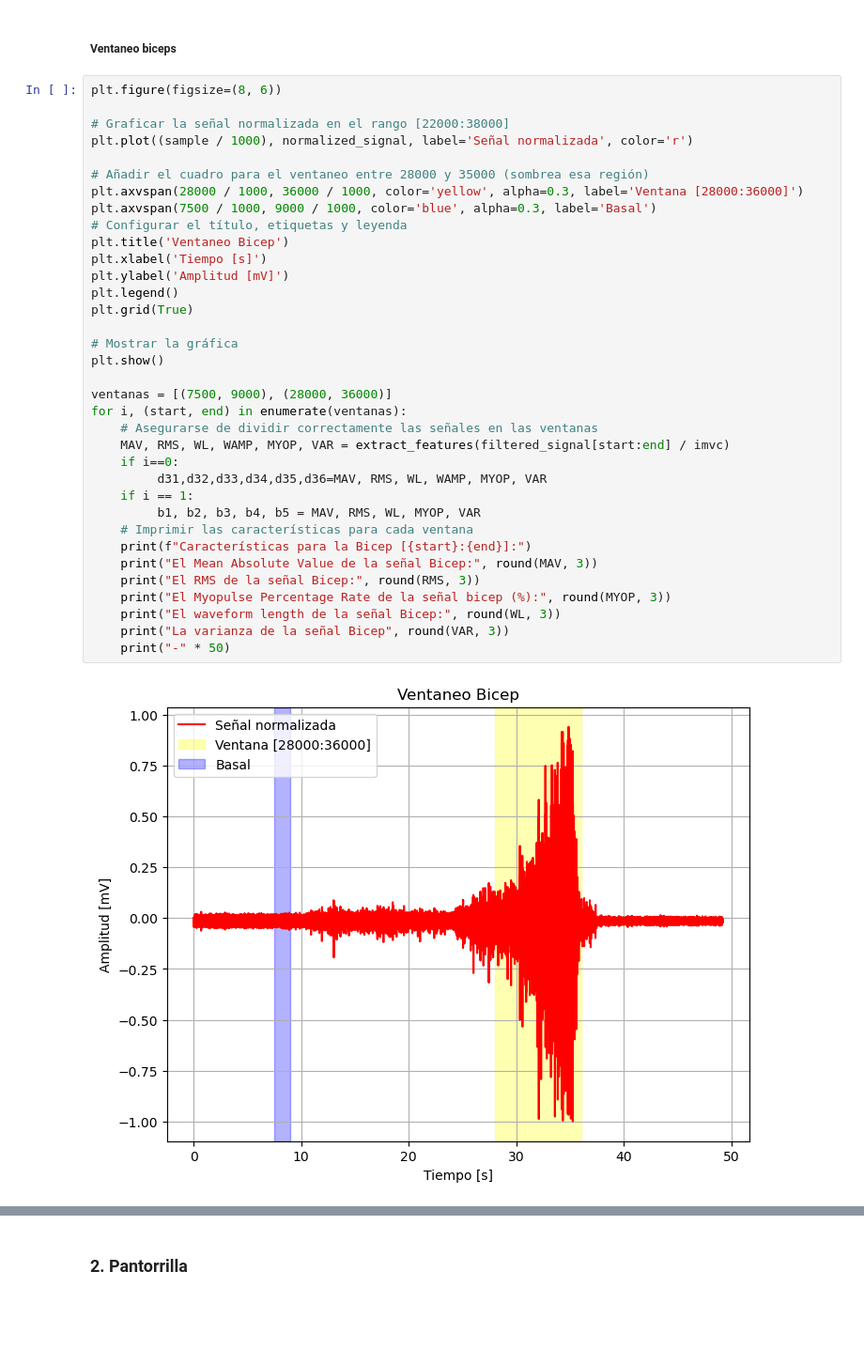
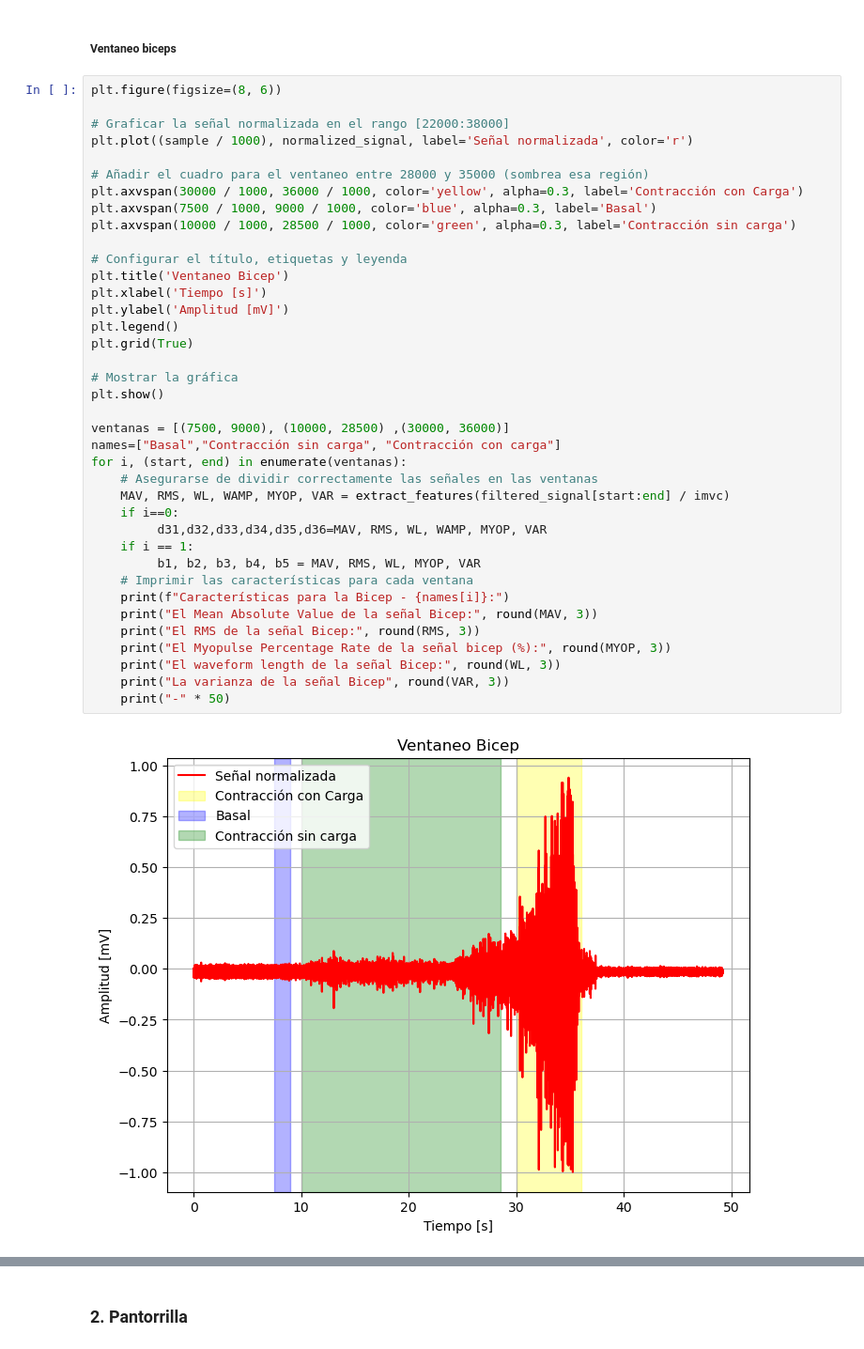
Before and after one commit to Razzzon/PROYECTO_ISB, a Jupyter notebook: ISB/LAB9 - Procesamiento de EMG/emg_processing.ipynb, the cells around one changed output, grey strips where cells are left out. Shown: that part at 94% size. Cells and saved outputs as stored; diff of their text form; blank space fills up the shorter version.

```diff
--- a/ISB/LAB9 - Procesamiento de EMG/emg_processing.ipynb
+++ b/ISB/LAB9 - Procesamiento de EMG/emg_processing.ipynb
@@ -225,34 +225,37 @@ plt.figure(figsize=(8, 6))
 # Graficar la señal normalizada en el rango [22000:38000]
 plt.plot((sample / 1000), normalized_signal, label='Señal normalizada', color='r')
 
 # Añadir el cuadro para el ventaneo entre 28000 y 35000 (sombrea esa región)
-plt.axvspan(28000 / 1000, 36000 / 1000, color='yellow', alpha=0.3, label='Ventana [28000:36000]')
+plt.axvspan(30000 / 1000, 36000 / 1000, color='yellow', alpha=0.3, label='Contracción con Carga')
 plt.axvspan(7500 / 1000, 9000 / 1000, color='blue', alpha=0.3, label='Basal')
+plt.axvspan(10000 / 1000, 28500 / 1000, color='green', alpha=0.3, label='Contracción sin carga')
+
 # Configurar el título, etiquetas y leyenda
 plt.title('Ventaneo Bicep')
 plt.xlabel('Tiempo [s]')
 plt.ylabel('Amplitud [mV]')
 plt.legend()
 plt.grid(True)
 
 # Mostrar la gráfica
 plt.show()
 
-ventanas = [(7500, 9000), (28000, 36000)]
+ventanas = [(7500, 9000), (10000, 28500) ,(30000, 36000)]
+names=["Basal","Contracción sin carga", "Contracción con carga"]
 for i, (start, end) in enumerate(ventanas):
     # Asegurarse de dividir correctamente las señales en las ventanas
     MAV, RMS, WL, WAMP, MYOP, VAR = extract_features(filtered_signal[start:end] / imvc)
     if i==0:
          d31,d32,d33,d34,d35,d36=MAV, RMS, WL, WAMP, MYOP, VAR
     if i == 1:
          b1, b2, b3, b4, b5 = MAV, RMS, WL, MYOP, VAR
     # Imprimir las características para cada ventana
-    print(f"Características para la Bicep [{start}:{end}]:")
+    print(f"Características para la Bicep - {names[i]}:")
     print("El Mean Absolute Value de la señal Bicep:", round(MAV, 3))
     print("El RMS de la señal Bicep:", round(RMS, 3))
     print("El Myopulse Percentage Rate de la señal bicep (%):", round(MYOP, 3))
     print("El waveform length de la señal Bicep:", round(WL, 3))
     print("La varianza de la señal Bicep", round(VAR, 3))
     print("-" * 50)
 # %% [output]
-[figure, old version]
+[figure, new version]
```
Also changed, not shown: parts of 1 cell of this notebook.
